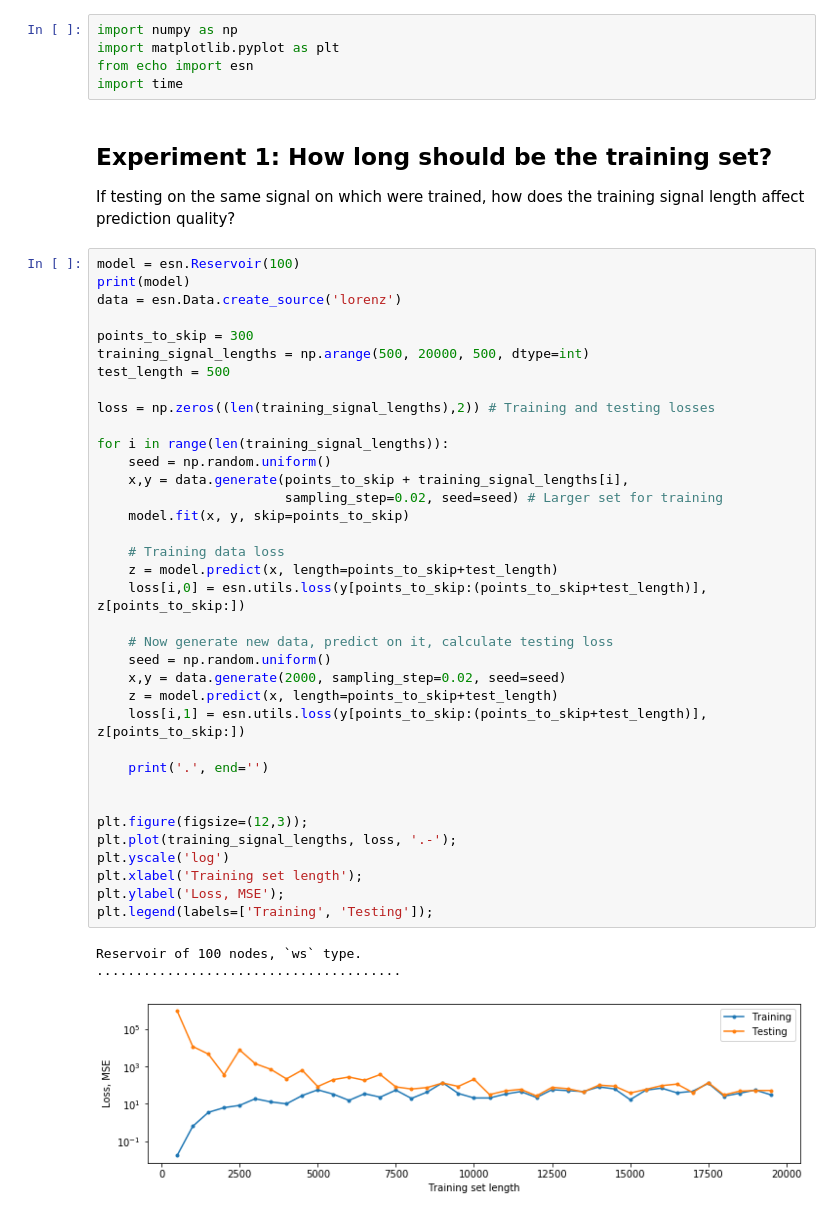
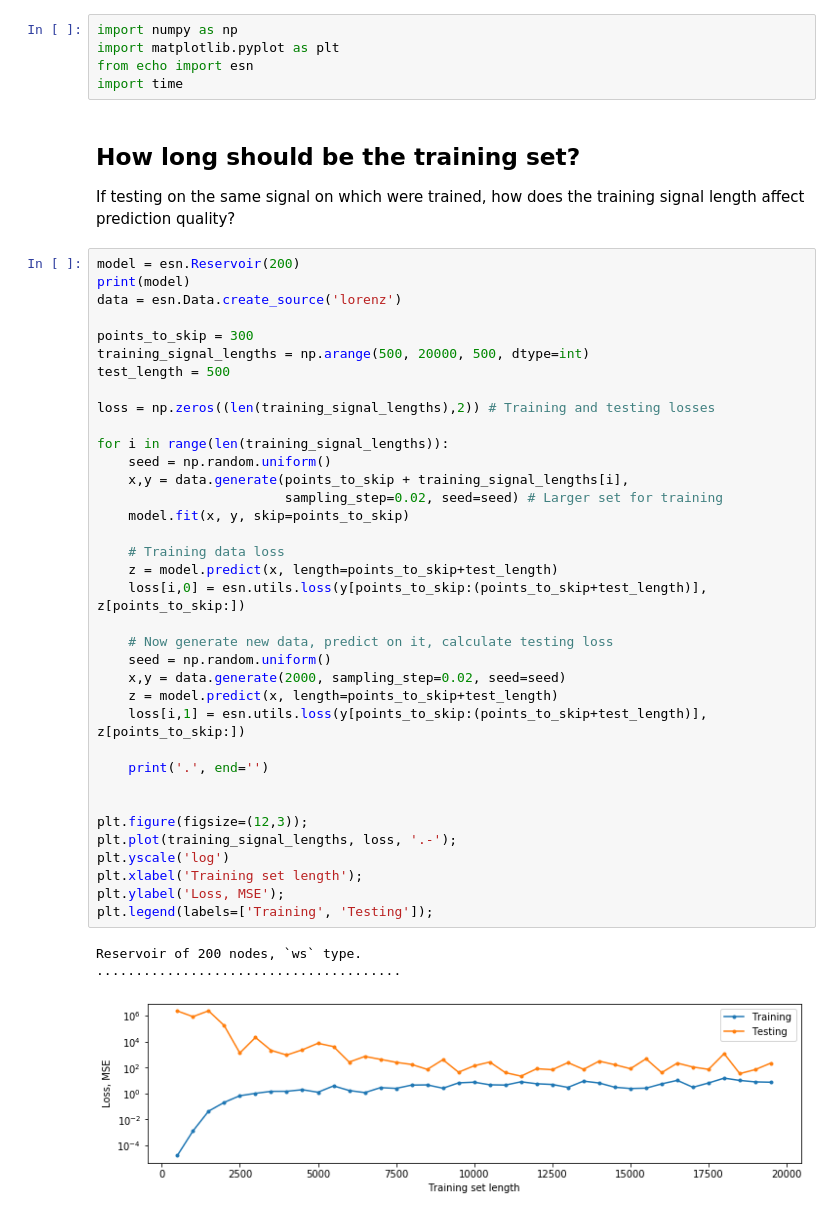
Before and after one commit to khakhalin/echo-networks, a Jupyter notebook: notebooks/experiment_n_points.ipynb, the cells around one changed output. Cells and saved outputs as stored; diff of their text form.

Commit message:
Some simple experiments

```diff
--- a/notebooks/experiment_n_points.ipynb
+++ b/notebooks/experiment_n_points.ipynb
@@ -6,11 +6,11 @@ import matplotlib.pyplot as plt
 from echo import esn
 import time
 # %% [markdown]
-## Experiment 1: How long should be the training set?
+## How long should be the training set?
 
 If testing on the same signal on which were trained, how does the training signal length affect prediction quality?
 # %%
-model = esn.Reservoir(100)
+model = esn.Reservoir(200)
 print(model)
 data = esn.Data.create_source('lorenz')
 
@@ -20,35 +20,35 @@ test_length = 500
 
 loss = np.zeros((len(training_signal_lengths),2)) # Training and testing losses
 
 for i in range(len(training_signal_lengths)):
     seed = np.random.uniform()
     x,y = data.generate(points_to_skip + training_signal_lengths[i],
                         sampling_step=0.02, seed=seed) # Larger set for training
     model.fit(x, y, skip=points_to_skip)
 
     # Training data loss
     z = model.predict(x, length=points_to_skip+test_length)
     loss[i,0] = esn.utils.loss(y[points_to_skip:(points_to_skip+test_length)], z[points_to_skip:])
 
     # Now generate new data, predict on it, calculate testing loss
     seed = np.random.uniform()
     x,y = data.generate(2000, sampling_step=0.02, seed=seed)
     z = model.predict(x, length=points_to_skip+test_length)
     loss[i,1] = esn.utils.loss(y[points_to_skip:(points_to_skip+test_length)], z[points_to_skip:])
 
     print('.', end='')
 
 
 plt.figure(figsize=(12,3));
 plt.plot(training_signal_lengths, loss, '.-');
 plt.yscale('log')
 plt.xlabel('Training set length');
 plt.ylabel('Loss, MSE');
 plt.legend(labels=['Training', 'Testing']);
 # %% [output]
-Reservoir of 100 nodes, `ws` type.
+Reservoir of 200 nodes, `ws` type.
 .......................................
-[figure, old version]
+[figure, new version]
 # %%
 plt.figure(figsize=(12,3));
 plt.plot(y);
```
Also changed, not shown: parts of 3 cells of this notebook, 8 other files.
